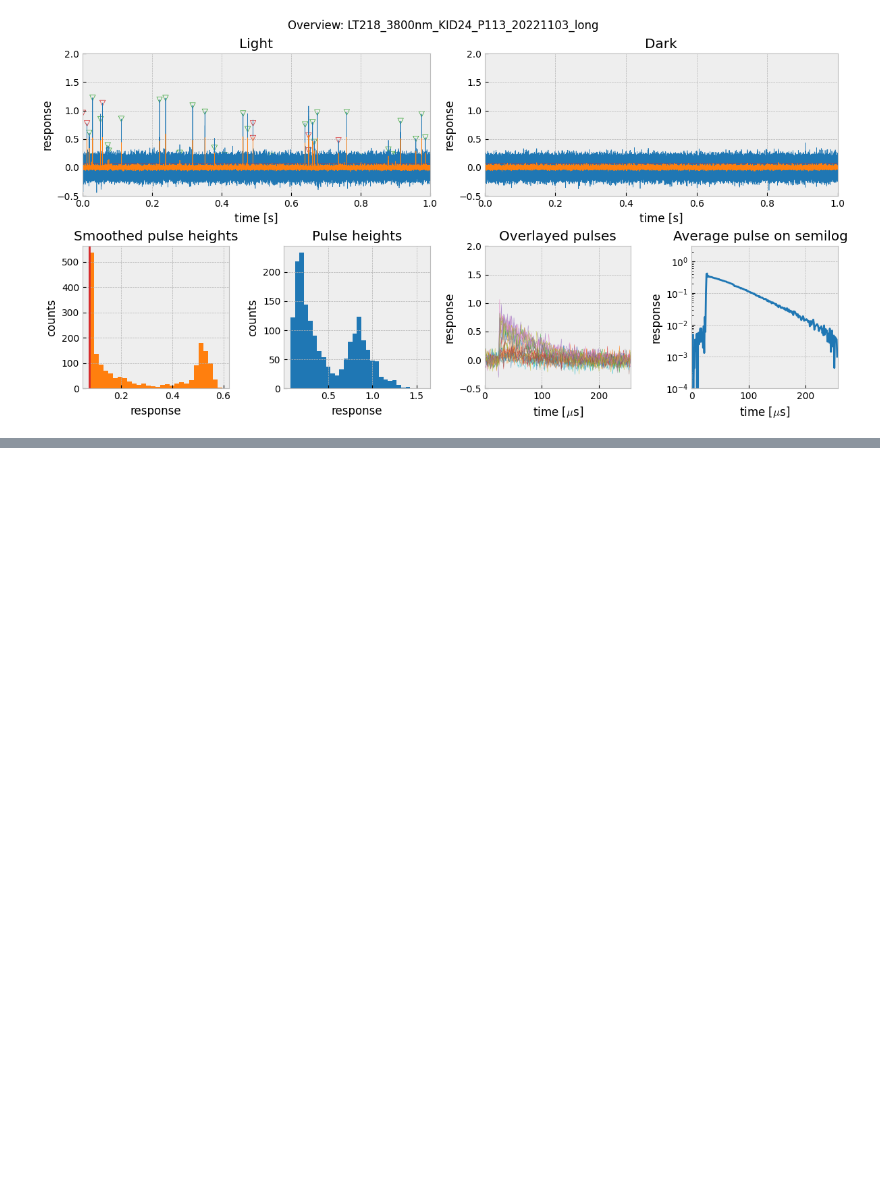
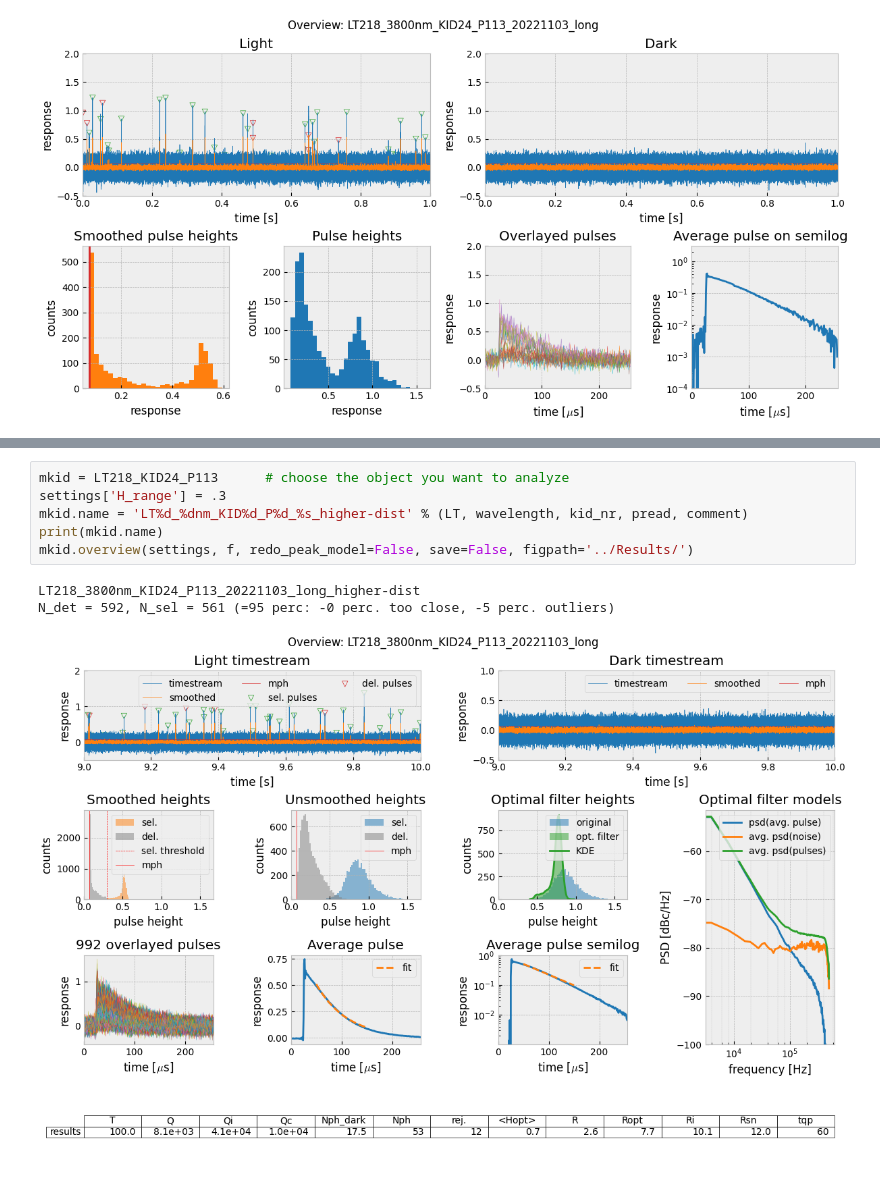
Before and after one commit to wilbertras/python-pulse-analysis, a Jupyter notebook: Data analysis scripts/LT218_38um.ipynb, the cells around one changed output, grey strips where cells are left out. Drawn from its saved outputs; the diff is of its cells as text; blank space fills up the shorter version.

```diff
--- a/Data analysis scripts/LT218_38um.ipynb
+++ b/Data analysis scripts/LT218_38um.ipynb
@@ -113,0 +123,10 @@ N_det = 592, N_sel = 561 (=95 perc: -0 perc. too close, -5 perc. outliers)
+# %%
+mkid = LT218_KID24_P113      # choose the object you want to analyze
+settings['H_range'] = .3
+mkid.name = 'LT%d_%dnm_KID%d_P%d_%s_higher-dist' % (LT, wavelength, kid_nr, pread, comment)
+print(mkid.name)
+mkid.overview(settings, f, redo_peak_model=False, save=False, figpath='../Results/')
+# %% [output]
+LT218_3800nm_KID24_P113_20221103_long_higher-dist
+N_det = 592, N_sel = 561 (=95 perc: -0 perc. too close, -5 perc. outliers)
+[figure, added]
```
Also changed, not shown: parts of 7 cells of this notebook, 10 other files.
